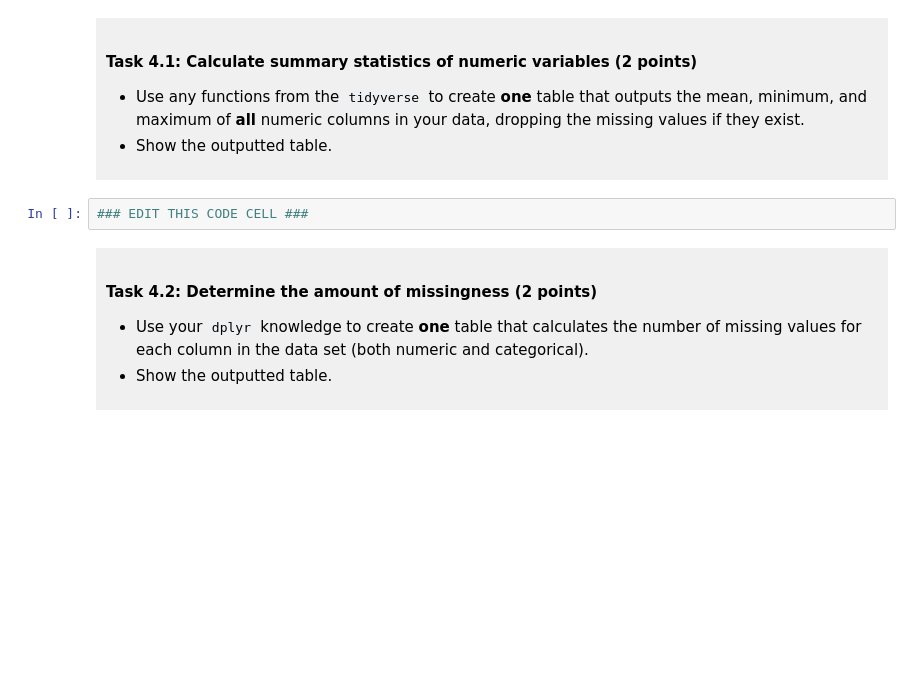
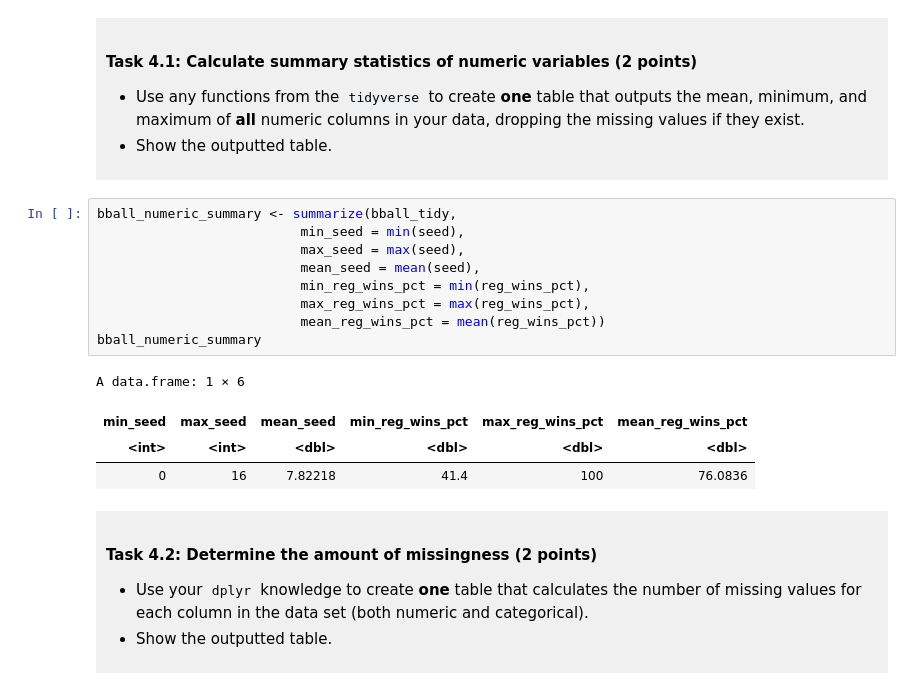
Before and after one commit to JessicaXJI/DSCI-100-Project-Jessica-Ji, a Jupyter notebook: dsci-100-project-notebook.ipynb, the cells around one changed output. Cells and saved outputs as stored; diff of their text form; blank space fills up the shorter version.

```diff
--- a/dsci-100-project-notebook.ipynb
+++ b/dsci-100-project-notebook.ipynb
@@ -243,7 +261,19 @@ You will refine your research question (if needed) and produce a tidy data set.
 
 </div>
 # %%
-### EDIT THIS CODE CELL ###
+bball_numeric_summary <- summarize(bball_tidy,
+                          min_seed = min(seed),
+                          max_seed = max(seed),
+                          mean_seed = mean(seed),
+                          min_reg_wins_pct = min(reg_wins_pct),
+                          max_reg_wins_pct = max(reg_wins_pct),
+                          mean_reg_wins_pct = mean(reg_wins_pct))
+bball_numeric_summary
+# %% [output]
+A data.frame: 1 × 6
+| min_seed | max_seed | mean_seed | min_reg_wins_pct | max_reg_wins_pct | mean_reg_wins_pct |
+| <int> | <int> | <dbl> | <dbl> | <dbl> | <dbl> |
+| 0 | 16 | 7.82218 | 41.4 | 100 | 76.0836 |
 # %% [markdown]
 <div style="background-color: #f0f0f0; padding: 10px;">
 
```
Also changed, not shown: parts of 5 cells of this notebook.
